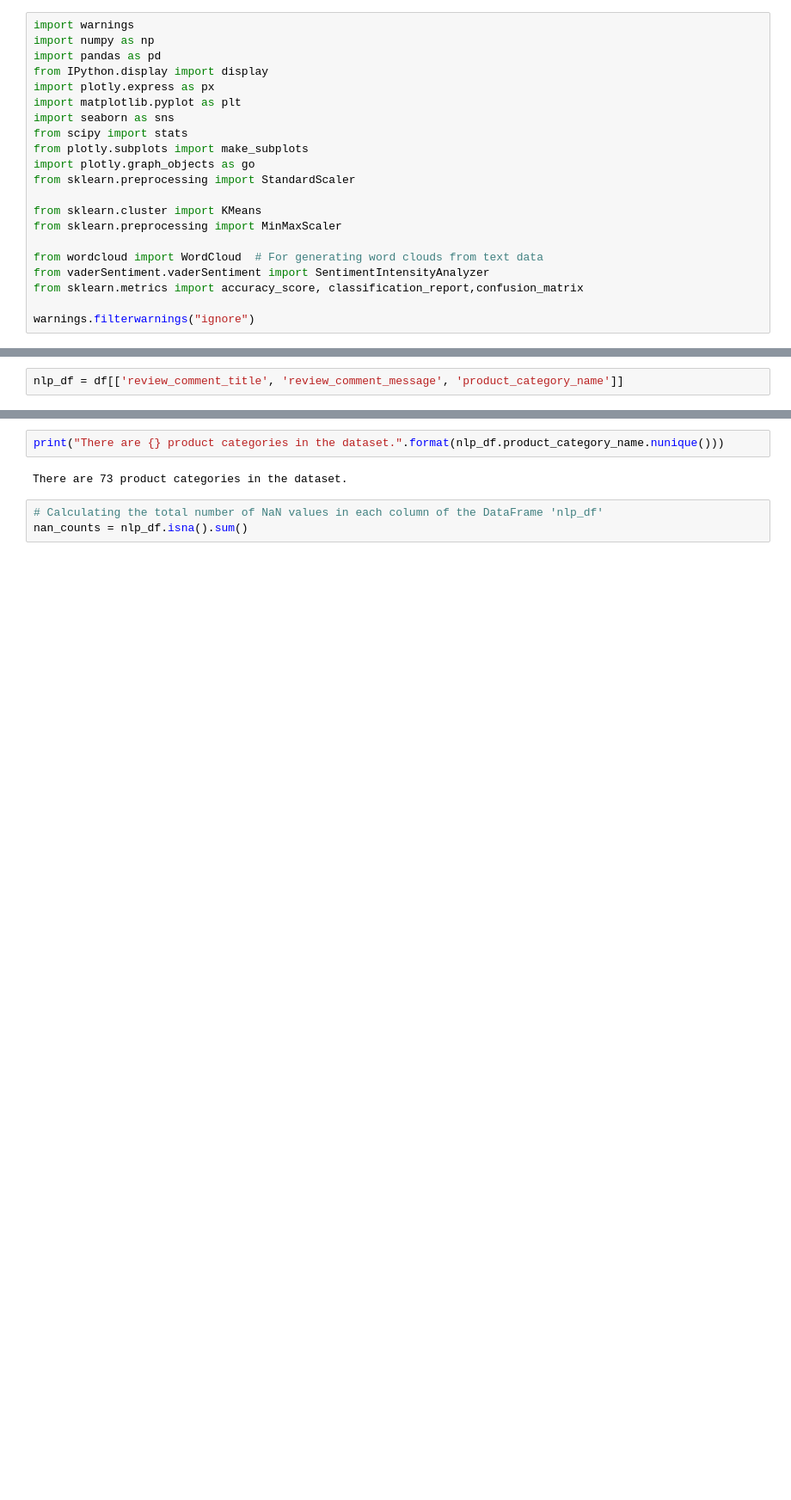
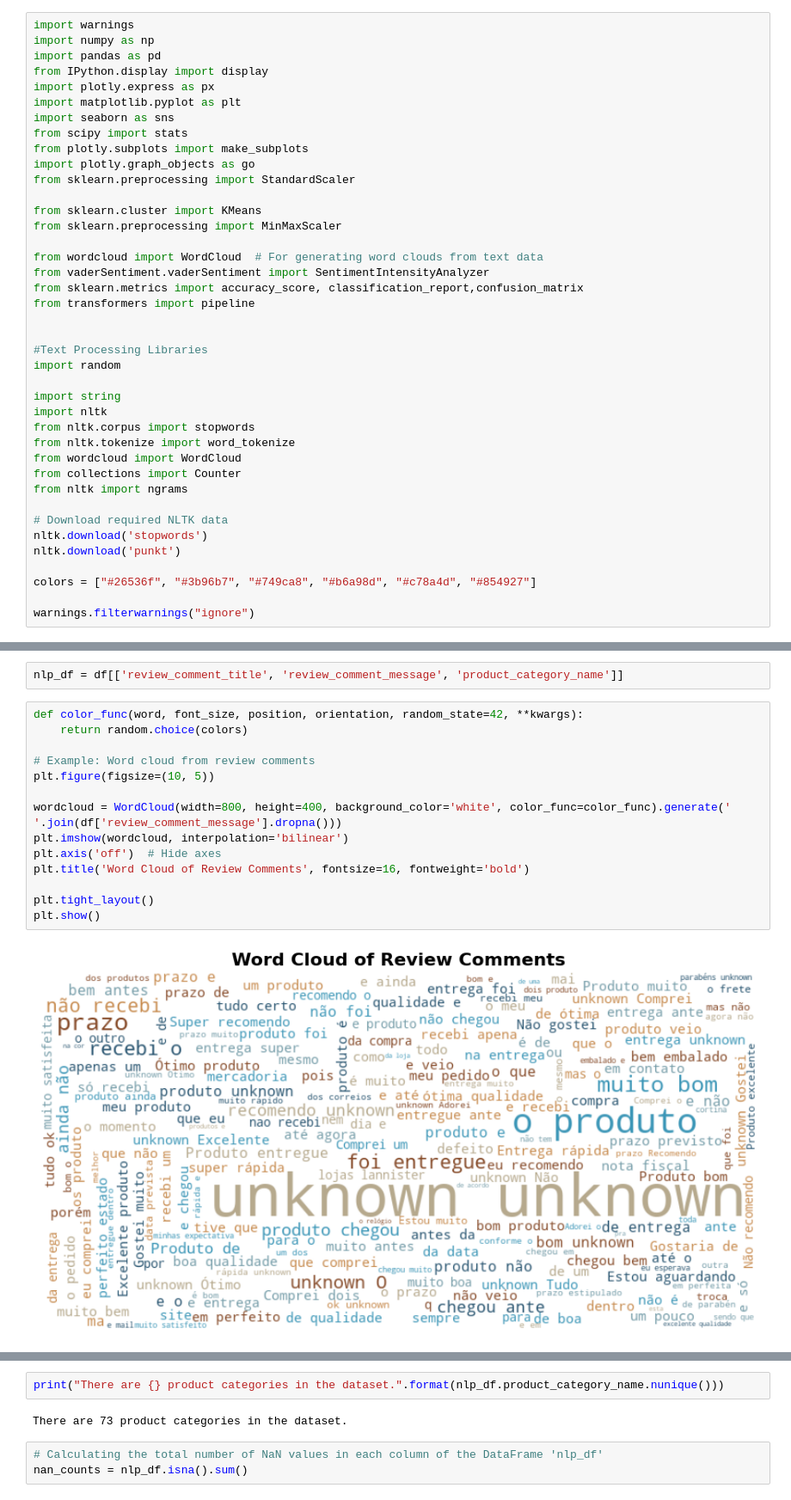
Before and after one commit to SnitTeshome/DSA2040A_DataMining_Group-8_Snit_552___Mohamed_006___Halima_315___Lesala_218, a Jupyter notebook: notebooks/3_data_mining.ipynb, the cells around one changed output, grey strips where cells are left out. Shown at 86% size. Saved outputs shown, nothing was run; the diff lists cells and outputs as text; blank space fills up the shorter version.

```diff
--- a/notebooks/3_data_mining.ipynb
+++ b/notebooks/3_data_mining.ipynb
@@ -25,5 +25,24 @@ from sklearn.preprocessing import MinMaxScaler
 from wordcloud import WordCloud  # For generating word clouds from text data
 from vaderSentiment.vaderSentiment import SentimentIntensityAnalyzer
 from sklearn.metrics import accuracy_score, classification_report,confusion_matrix
+from transformers import pipeline
+
+
+#Text Processing Libraries
+import random
+
+import string
+import nltk
+from nltk.corpus import stopwords
+from nltk.tokenize import word_tokenize
+from wordcloud import WordCloud
+from collections import Counter
+from nltk import ngrams
+
+# Download required NLTK data
+nltk.download('stopwords')
+nltk.download('punkt')
+
+colors = ["#26536f", "#3b96b7", "#749ca8", "#b6a98d", "#c78a4d", "#854927"]
 
 warnings.filterwarnings("ignore")
@@ -278,2 +320,18 @@ df = pd.concat([df1, df2], axis=1)
 # %%
 nlp_df = df[['review_comment_title', 'review_comment_message', 'product_category_name']]
+# %%
+def color_func(word, font_size, position, orientation, random_state=42, **kwargs):
+    return random.choice(colors)
+
+# Example: Word cloud from review comments
+plt.figure(figsize=(10, 5))
+
+wordcloud = WordCloud(width=800, height=400, background_color='white', color_func=color_func).generate(' '.join(df['review_comment_message'].dropna()))
+plt.imshow(wordcloud, interpolation='bilinear')
+plt.axis('off')  # Hide axes
+plt.title('Word Cloud of Review Comments', fontsize=16, fontweight='bold')
+
+plt.tight_layout()
+plt.show()
+# %% [output]
+[figure, added]
```
Also changed, not shown: parts of 32 cells of this notebook.
